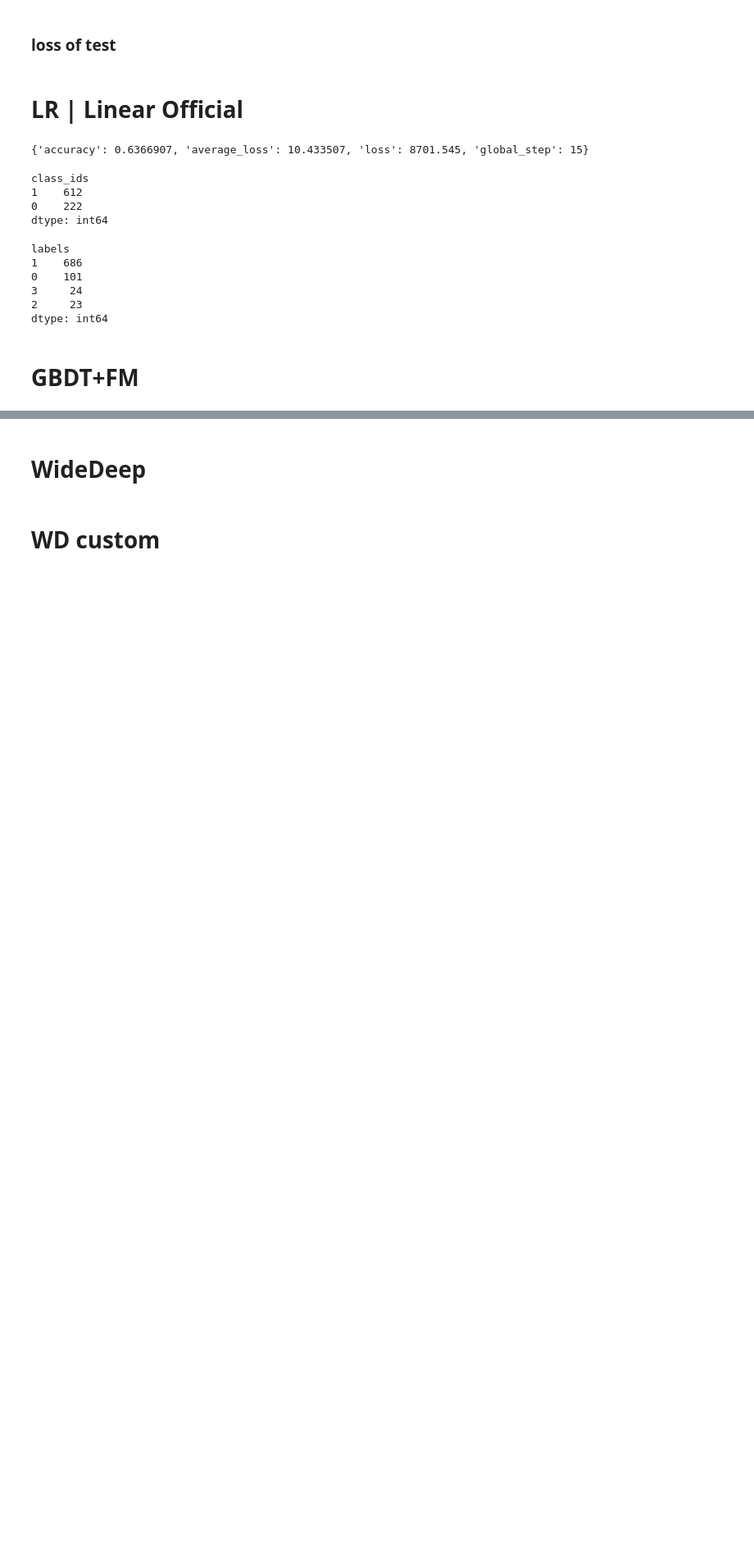
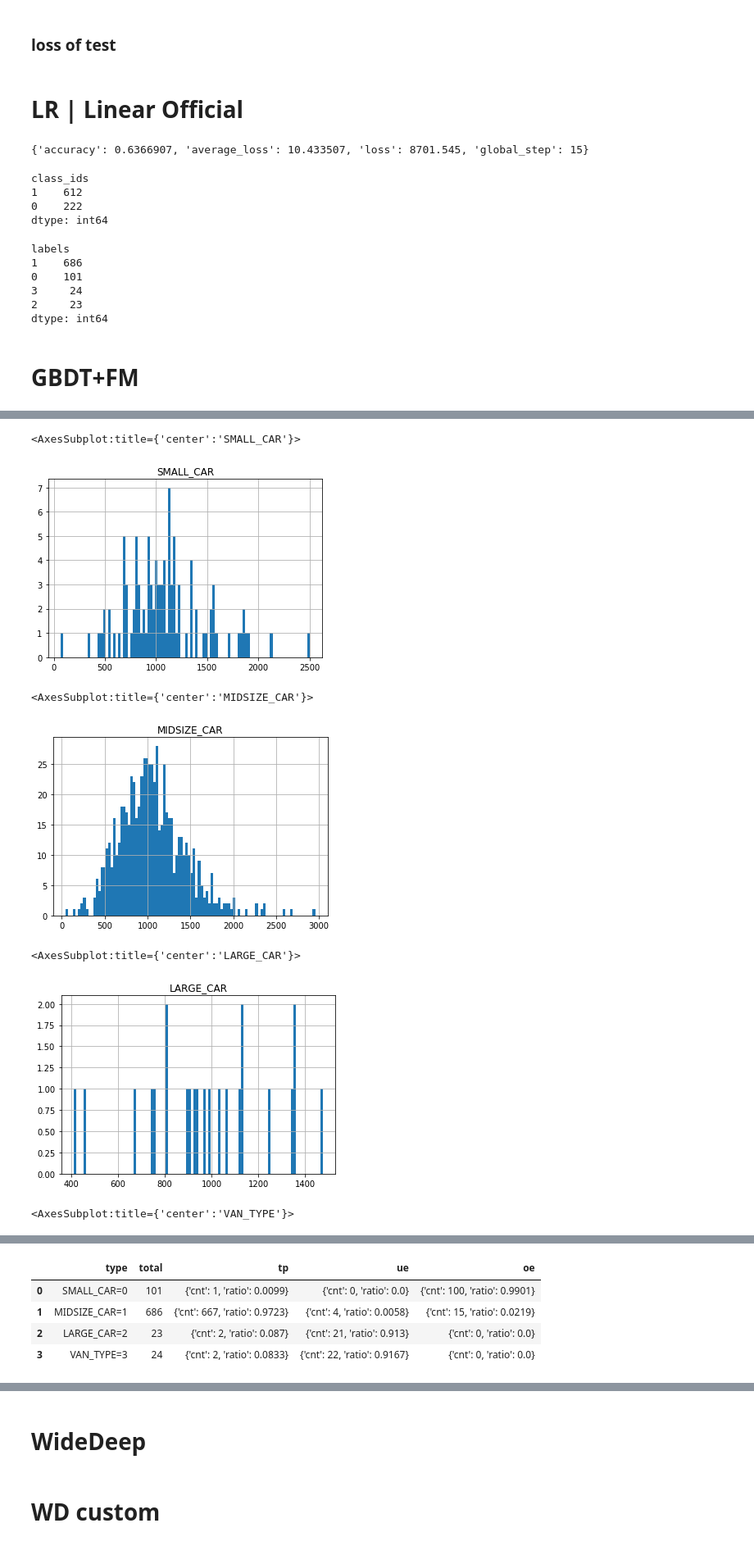
Before and after one commit to Zachary4biz/notebook_collection, a Jupyter notebook: VolumePredictionDemo.ipynb, the cells around one changed output, grey strips where cells are left out. Shown at 82% size. Saved outputs shown, nothing was run; the diff lists cells and outputs as text; code cells hidden in the pictures; blank space fills up the shorter version.

```diff
--- a/VolumePredictionDemo.ipynb
+++ b/VolumePredictionDemo.ipynb
@@ -608,0 +662,9 @@ probs.plot(kind='hist', bins=20, title='predicted probabilities')
+# %%
+gb_cls = GradientBoostingClassifier(n_estimators=100,
+                                    max_depth=2,
+                                    min_samples_split=2,
+                                    learning_rate=0.1,
+                                    verbose=1)
+gb_cls.fit(trainX, trainY.flatten())
+gb_cls.score(evalX, evalY.flatten())
+predY = gb_cls.predict(evalX)
@@ -608,0 +694,8 @@ probs.plot(kind='hist', bins=20, title='predicted probabilities')
+# %%
+
+resDF = pd.DataFrame({"pred":predY, "label":evalY.flatten()})
+for k,g in resDF.groupby("label"):
+    "{}={}".format(VL_TYPES[k],k), g.query("pred == label").shape[0], g.shape[0], g.query("pred == label").shape[0] / g.shape[0]
+
+pd.Series(pred).value_counts()
+pd.Series(label).value_counts()
@@ -608,0 +717,30 @@ probs.plot(kind='hist', bins=20, title='predicted probabilities')
+# %%
+stacked = np.hstack([evalX,evalY,np.expand_dims(predY,-1)])
+resDF = pd.DataFrame([{"X":line[:-2],"evalY":line[-2],"predY":line[-1]} for line in stacked])
+resDF['X_sum'] = resDF["X"].apply(sum)
+
+metricInfo = []
+for k,g in resDF.groupby("evalY"):
+    k = int(k)
+    tp = g.query("predY == evalY").shape[0]
+    ue = g.query("predY < evalY").shape[0]  # underestimate
+    oe = g.query("predY > evalY").shape[0]  # overestimate
+    total = g.shape[0]
+    metricInfo.append({"type":VL_TYPES[k]+"="+str(k),
+                       "total":total,
+                       "tp":{"cnt":tp,"ratio":round(tp/total,4)},
+                       "ue":{"cnt":ue,"ratio":round(ue/total,4)},
+                       "oe":{"cnt":oe,"ratio":round(oe/total,4)}})
+    ax = plt.axes()
+    _ = ax.set_title(VL_TYPES[k])
+    g["X_sum"].hist(bins=100, ax=ax)
+    plt.show()
+pd.DataFrame(metricInfo)
+# %% [output]
+<AxesSubplot:title={'center':'SMALL_CAR'}>
+[figure, added]
+<AxesSubplot:title={'center':'MIDSIZE_CAR'}>
+[figure, added]
+<AxesSubplot:title={'center':'LARGE_CAR'}>
+[figure, added]
+<AxesSubplot:title={'center':'VAN_TYPE'}>
@@ -608,0 +748,5 @@ probs.plot(kind='hist', bins=20, title='predicted probabilities')
+|  | type | total | tp | ue | oe |
+| 0 | SMALL_CAR=0 | 101 | {'cnt': 1, 'ratio': 0.0099} | {'cnt': 0, 'ratio': 0.0} | {'cnt': 100, 'ratio': 0.9901} |
+| 1 | MIDSIZE_CAR=1 | 686 | {'cnt': 667, 'ratio': 0.9723} | {'cnt': 4, 'ratio': 0.0058} | {'cnt': 15, 'ratio': 0.0219} |
+| 2 | LARGE_CAR=2 | 23 | {'cnt': 2, 'ratio': 0.087} | {'cnt': 21, 'ratio': 0.913} | {'cnt': 0, 'ratio': 0.0} |
+| 3 | VAN_TYPE=3 | 24 | {'cnt': 2, 'ratio': 0.0833} | {'cnt': 22, 'ratio': 0.9167} | {'cnt': 0, 'ratio': 0.0} |
```
Also changed, not shown: parts of 20 cells of this notebook, 3 other files.
